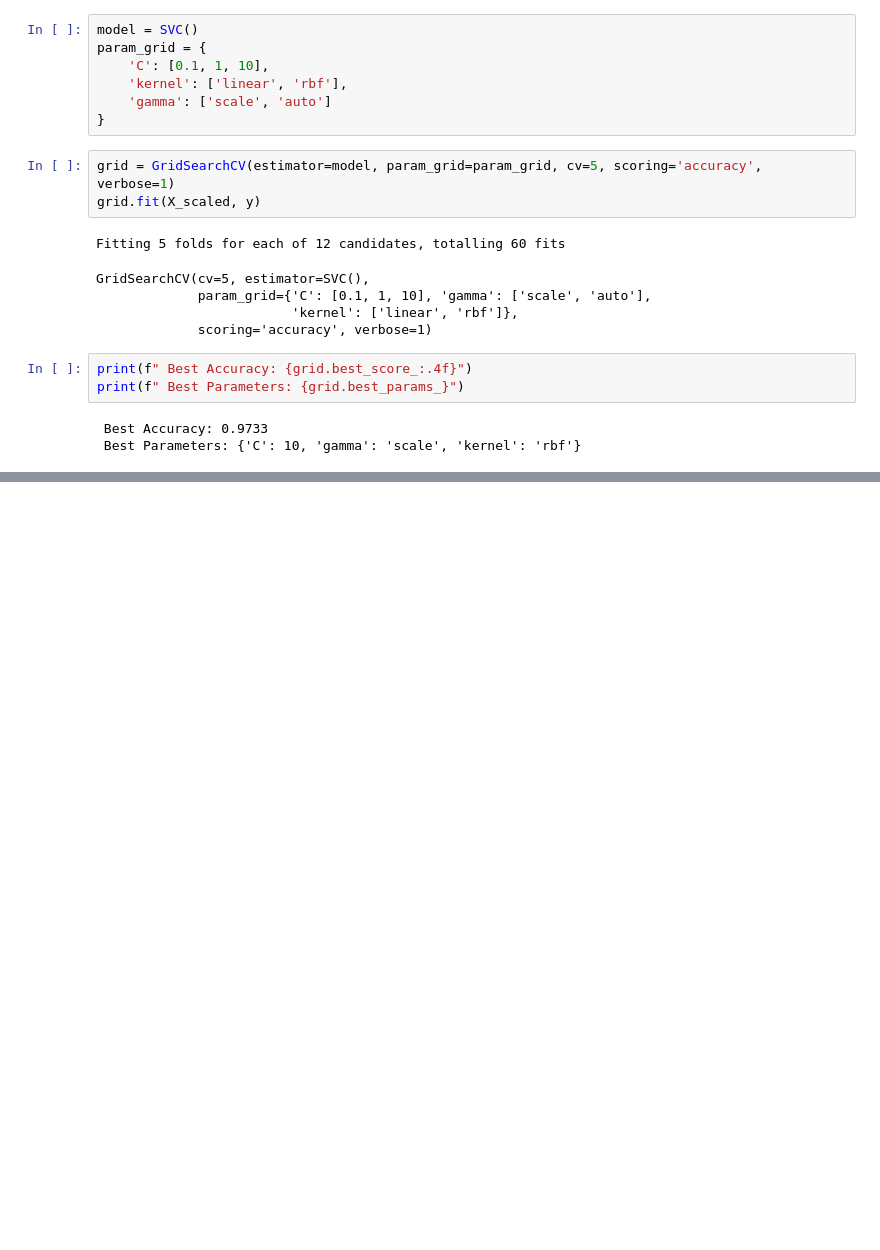
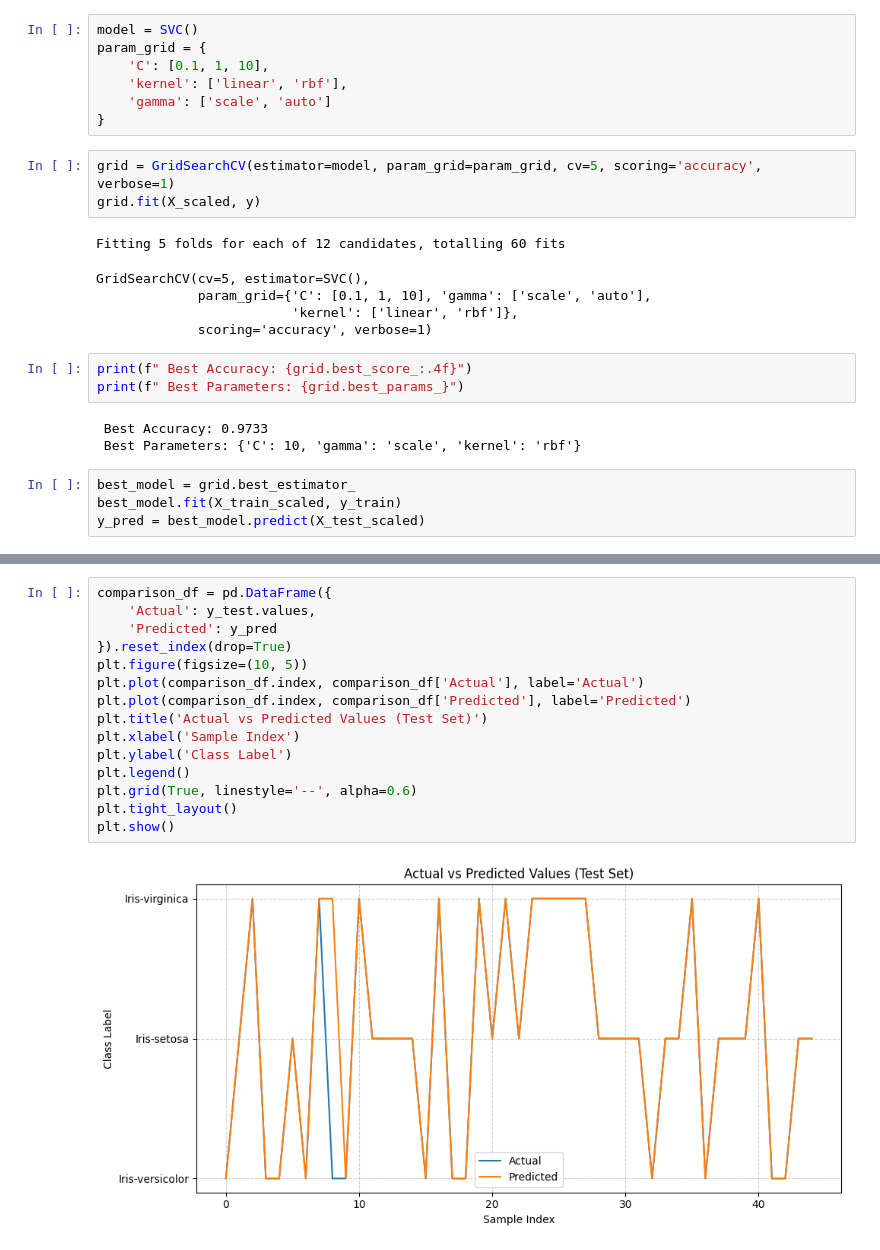
Before and after one commit to vmllz8/Miskhub, a Jupyter notebook: ml_miskhub(day1).ipynb, the cells around one changed output, grey strips where cells are left out. Drawn from its saved outputs; the diff is of its cells as text; blank space fills up the shorter version.

```diff
--- a/ml_miskhub(day1).ipynb
+++ b/ml_miskhub(day1).ipynb
@@ -495,3 +495,7 @@ print(f" Best Parameters: {grid.best_params_}")
 # %% [output]
  Best Accuracy: 0.9733
  Best Parameters: {'C': 10, 'gamma': 'scale', 'kernel': 'rbf'}
+# %%
+best_model = grid.best_estimator_
+best_model.fit(X_train_scaled, y_train)
+y_pred = best_model.predict(X_test_scaled)
@@ -497,0 +510,17 @@ print(f" Best Parameters: {grid.best_params_}")
+# %%
+comparison_df = pd.DataFrame({
+    'Actual': y_test.values,
+    'Predicted': y_pred
+}).reset_index(drop=True)
+plt.figure(figsize=(10, 5))
+plt.plot(comparison_df.index, comparison_df['Actual'], label='Actual')
+plt.plot(comparison_df.index, comparison_df['Predicted'], label='Predicted')
+plt.title('Actual vs Predicted Values (Test Set)')
+plt.xlabel('Sample Index')
+plt.ylabel('Class Label')
+plt.legend()
+plt.grid(True, linestyle='--', alpha=0.6)
+plt.tight_layout()
+plt.show()
+# %% [output]
+[figure, added]
```
Also changed, not shown: parts of 4 cells of this notebook.
